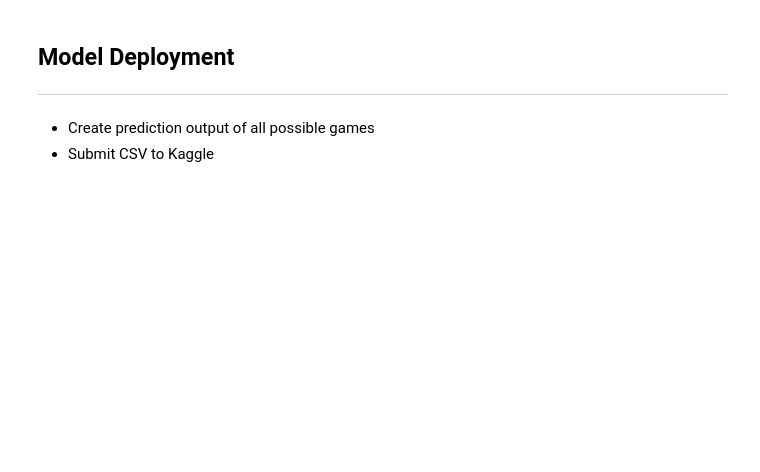
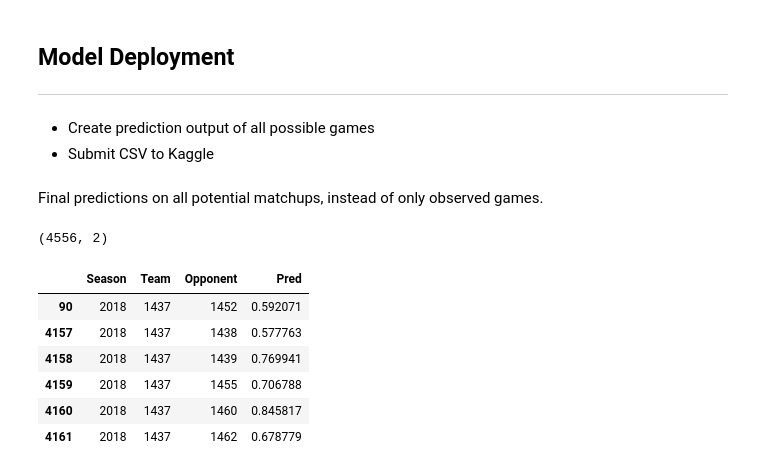
Before and after one commit to elyliu/mids-w207-final_proj-ncaa, a Jupyter notebook: deliverables/01-modeling.ipynb, the cells around one changed output. Cells and saved outputs as stored; diff of their text form; code cells hidden in the pictures; blank space fills up the shorter version.

```diff
--- a/deliverables/01-modeling.ipynb
+++ b/deliverables/01-modeling.ipynb
@@ -985,0 +1410,10 @@ ROC AUC:  0.8161338828246827
+# %% [markdown]
+Final predictions on all potential matchups, instead of only observed games.
+# %%
+# final predictions
+probs1_final = lr.predict_proba(ss.transform(df_2018[features1]))
+probs2_final = lr2.predict_proba(df_2018[features2])
+X_ens_final = np.asarray((probs1_final[:, 1],probs2_final[:, 1])).T
+probs_ens_final = ens1.predict_proba(X_ens_final)
+# %% [output]
+(4556, 2)
@@ -985,0 +1435,16 @@ ROC AUC:  0.8161338828246827
+# %%
+out = df_2018[['Season', 'Team', 'Opponent']].copy()
+out['Pred'] = probs_ens_final[:, 1]
+
+out_test1 = out[out['Team'] < out['Opponent']]
+out_test2 = out[out['Team'] > out['Opponent']]
+
+out_test1[(out_test1['Team'] == 1437)]
+# %% [output]
+|  | Season | Team | Opponent | Pred |
+| 90 | 2018 | 1437 | 1452 | 0.592071 |
+| 4157 | 2018 | 1437 | 1438 | 0.577763 |
+| 4158 | 2018 | 1437 | 1439 | 0.769941 |
+| 4159 | 2018 | 1437 | 1455 | 0.706788 |
+| 4160 | 2018 | 1437 | 1460 | 0.845817 |
+| 4161 | 2018 | 1437 | 1462 | 0.678779 |
```
Also changed, not shown: parts of 36 cells of this notebook, 1 other file.
